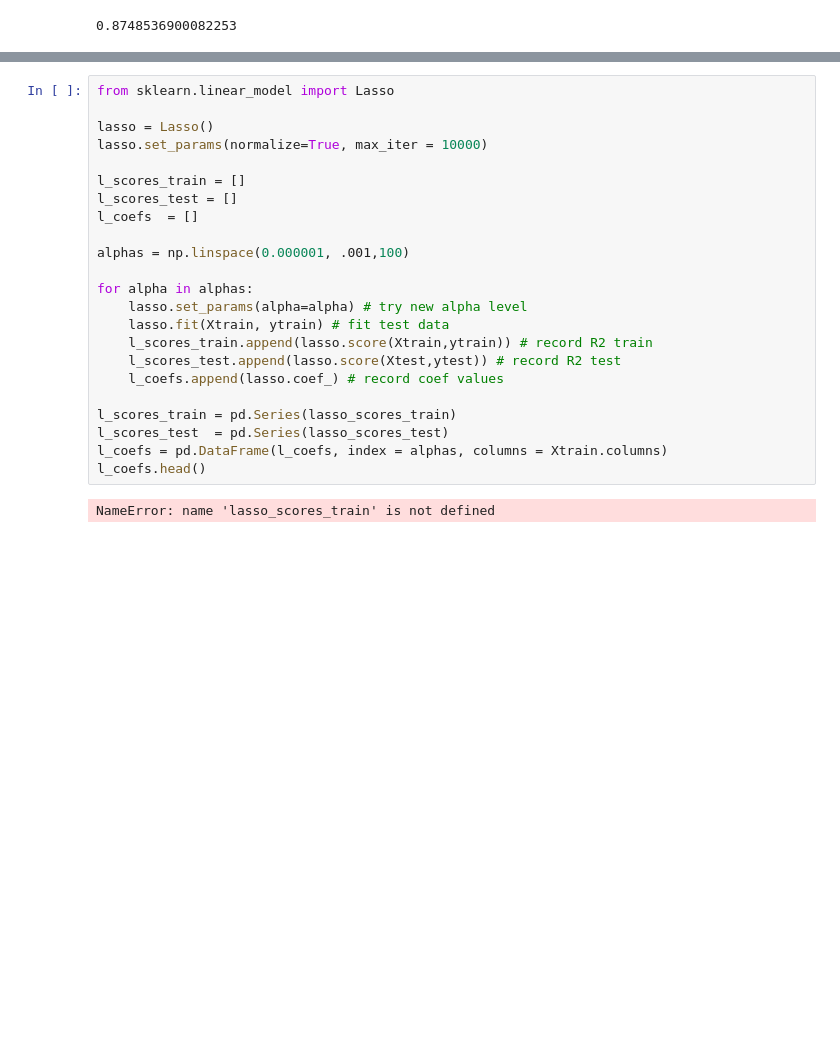
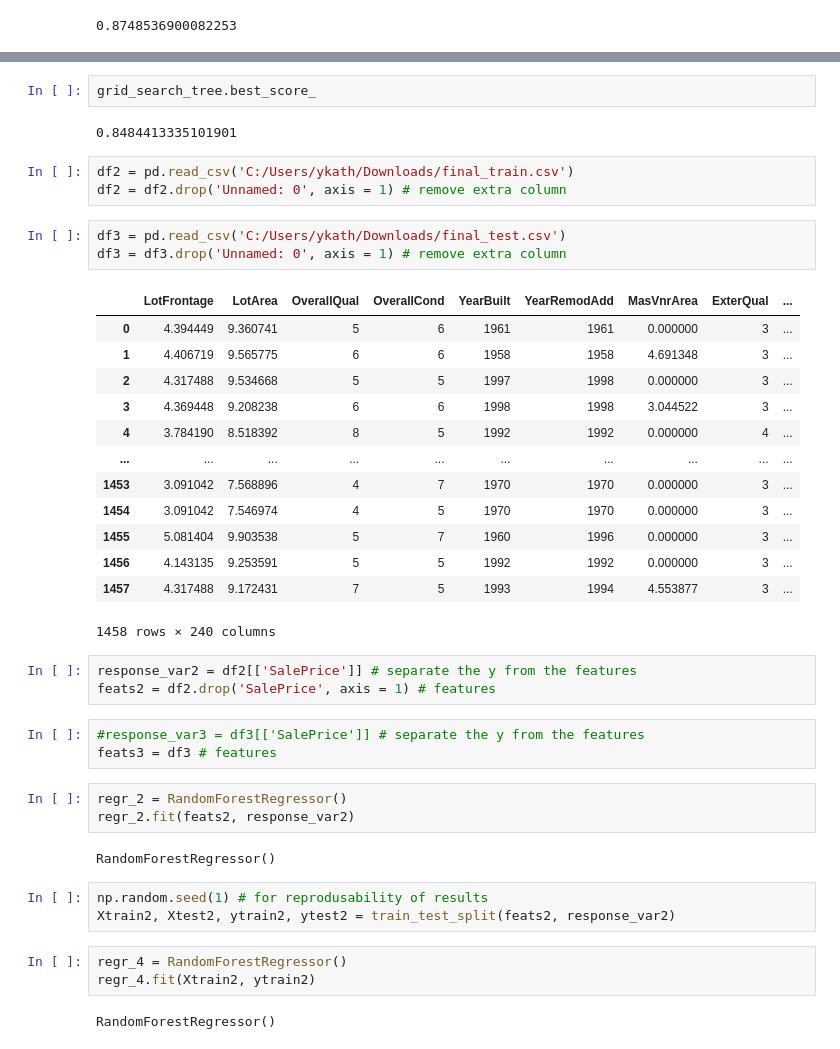
Before and after one commit to evgeniya-engel/ameshousing, a Jupyter notebook: Yukti/modelingRandomForest.ipynb, the cells around one changed output, grey strips where cells are left out. Cells and saved outputs as stored; diff of their text form; blank space fills up the shorter version.

Commit message:
Updated models with new features from Jane

```diff
--- a/Yukti/modelingRandomForest.ipynb
+++ b/Yukti/modelingRandomForest.ipynb
@@ -103,25 +105,43 @@ ValueError: continuous is not supported
-# %%
-from sklearn.linear_model import Lasso
-
-lasso = Lasso()
-lasso.set_params(normalize=True, max_iter = 10000)
-
-l_scores_train = []
-l_scores_test = []
-l_coefs  = []
-
-alphas = np.linspace(0.000001, .001,100)
-
-for alpha in alphas:
-    lasso.set_params(alpha=alpha) # try new alpha level
-    lasso.fit(Xtrain, ytrain) # fit test data
-    l_scores_train.append(lasso.score(Xtrain,ytrain)) # record R2 train
-    l_scores_test.append(lasso.score(Xtest,ytest)) # record R2 test
-    l_coefs.append(lasso.coef_) # record coef values
-
-l_scores_train = pd.Series(lasso_scores_train)
-l_scores_test  = pd.Series(lasso_scores_test)
-l_coefs = pd.DataFrame(l_coefs, index = alphas, columns = Xtrain.columns)
-l_coefs.head()
-# %% [output]
-NameError: name 'lasso_scores_train' is not defined
+# %%
+grid_search_tree.best_score_
+# %% [output]
+0.8484413335101901
+# %%
+df2 = pd.read_csv('C:/Users/ykath/Downloads/final_train.csv')
+df2 = df2.drop('Unnamed: 0', axis = 1) # remove extra column
+# %%
+df3 = pd.read_csv('C:/Users/ykath/Downloads/final_test.csv')
+df3 = df3.drop('Unnamed: 0', axis = 1) # remove extra column
+# %% [output]
+|  | LotFrontage | LotArea | OverallQual | OverallCond | YearBuilt | YearRemodAdd | MasVnrArea | ExterQual | ... |
+| 0 | 4.394449 | 9.360741 | 5 | 6 | 1961 | 1961 | 0.000000 | 3 | ... |
+| 1 | 4.406719 | 9.565775 | 6 | 6 | 1958 | 1958 | 4.691348 | 3 | ... |
+| 2 | 4.317488 | 9.534668 | 5 | 5 | 1997 | 1998 | 0.000000 | 3 | ... |
+| 3 | 4.369448 | 9.208238 | 6 | 6 | 1998 | 1998 | 3.044522 | 3 | ... |
+| 4 | 3.784190 | 8.518392 | 8 | 5 | 1992 | 1992 | 0.000000 | 4 | ... |
+| ... | ... | ... | ... | ... | ... | ... | ... | ... | ... |
+| 1453 | 3.091042 | 7.568896 | 4 | 7 | 1970 | 1970 | 0.000000 | 3 | ... |
+| 1454 | 3.091042 | 7.546974 | 4 | 5 | 1970 | 1970 | 0.000000 | 3 | ... |
+| 1455 | 5.081404 | 9.903538 | 5 | 7 | 1960 | 1996 | 0.000000 | 3 | ... |
+| 1456 | 4.143135 | 9.253591 | 5 | 5 | 1992 | 1992 | 0.000000 | 3 | ... |
+| 1457 | 4.317488 | 9.172431 | 7 | 5 | 1993 | 1994 | 4.553877 | 3 | ... |
+1458 rows × 240 columns
+# %%
+response_var2 = df2[['SalePrice']] # separate the y from the features
+feats2 = df2.drop('SalePrice', axis = 1) # features
+# %%
+#response_var3 = df3[['SalePrice']] # separate the y from the features
+feats3 = df3 # features
+# %%
+regr_2 = RandomForestRegressor()
+regr_2.fit(feats2, response_var2)
+# %% [output]
+RandomForestRegressor()
+# %%
+np.random.seed(1) # for reprodusability of results
+Xtrain2, Xtest2, ytrain2, ytest2 = train_test_split(feats2, response_var2)
+# %%
+regr_4 = RandomForestRegressor()
+regr_4.fit(Xtrain2, ytrain2)
+# %% [output]
+RandomForestRegressor()
```
Also changed, not shown: parts of 8 cells of this notebook, 1 other file.
